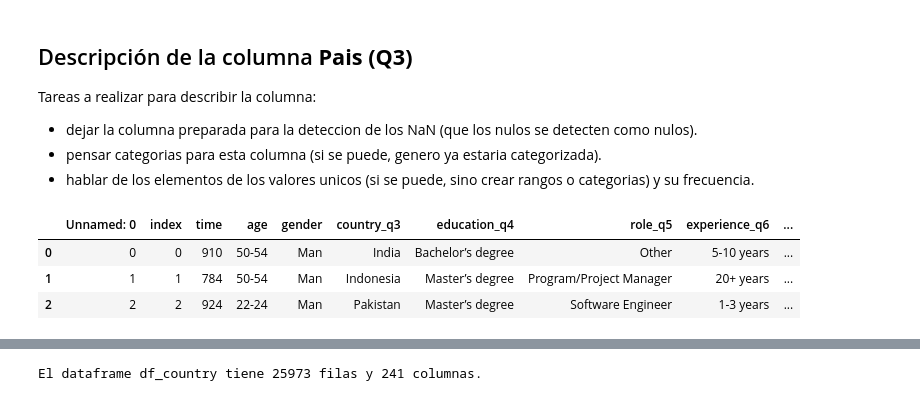
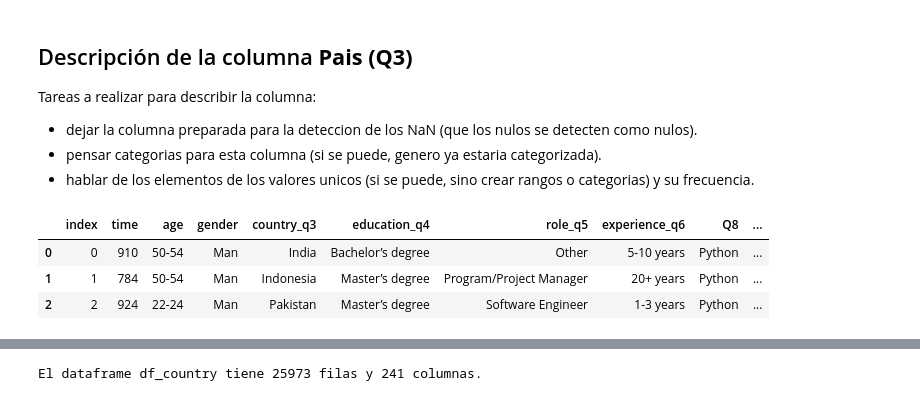
Before and after one commit to Adalab/project-da-promo-c-module-2-team-1, a Jupyter notebook: code/code_sonia.ipynb, the cells around one changed output, grey strips where cells are left out. Drawn from its saved outputs; the diff is of its cells as text; code cells hidden in the pictures.

```diff
--- a/code/code_sonia.ipynb
+++ b/code/code_sonia.ipynb
@@ -18,14 +18,14 @@ import matplotlib.pyplot as plt
 from scipy.stats import skew
 # %%
 # creamos el dataframe a partir del archivo .csv .
-df_country=pd.read_csv('../files/df_a_usar_2.csv')
+df_country=pd.read_csv('../files/df_a_usar_2.csv',index_col=0)
 #Mostramos todas las columnas sin truncar ninguna.
 pd.options.display.max_columns=None
 #Mostramos las 3 primeras filas del dataframe.
 df_country.head(3)
 # %% [output]
-|  | Unnamed: 0 | index | time | age | gender | country_q3 | education_q4 | role_q5 | experience_q6 | ... |
-| 0 | 0 | 0 | 910 | 50-54 | Man | India | Bachelor’s degree | Other | 5-10 years | ... |
-| 1 | 1 | 1 | 784 | 50-54 | Man | Indonesia | Master’s degree | Program/Project Manager | 20+ years | ... |
-| 2 | 2 | 2 | 924 | 22-24 | Man | Pakistan | Master’s degree | Software Engineer | 1-3 years | ... |
+|  | index | time | age | gender | country_q3 | education_q4 | role_q5 | experience_q6 | Q8 | ... |
+| 0 | 0 | 910 | 50-54 | Man | India | Bachelor’s degree | Other | 5-10 years | Python | ... |
+| 1 | 1 | 784 | 50-54 | Man | Indonesia | Master’s degree | Program/Project Manager | 20+ years | Python | ... |
+| 2 | 2 | 924 | 22-24 | Man | Pakistan | Master’s degree | Software Engineer | 1-3 years | Python | ... |
 # %%
```
Also changed, not shown: parts of 44 cells of this notebook, 2 other files.
